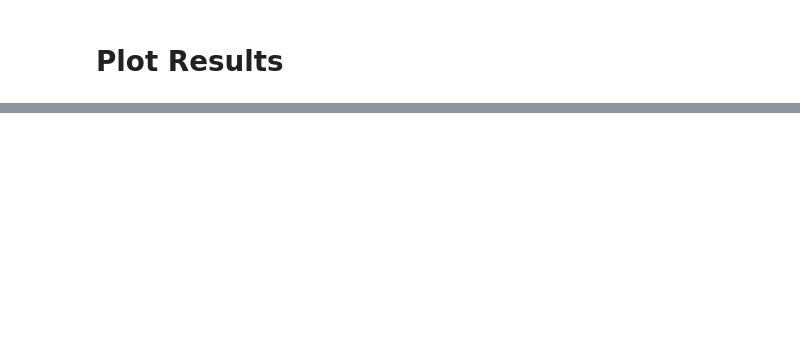
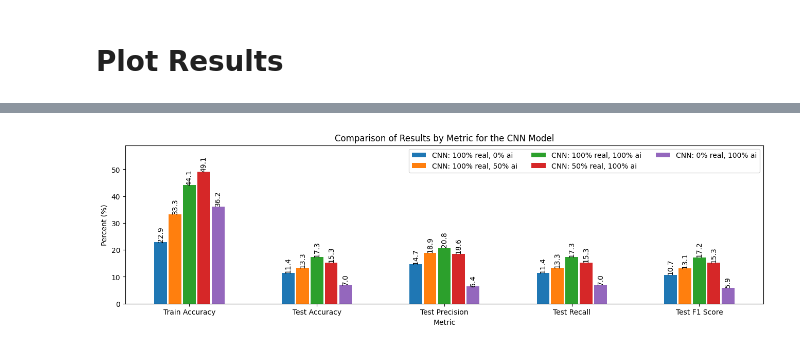
Before and after one commit to overchuki/csci-5922-final-project, a Jupyter notebook: main.ipynb, the cells around one changed output, grey strips where cells are left out. Drawn from its saved outputs; the diff is of its cells as text; code cells hidden in the pictures; blank space fills up the shorter version.

Commit message:
finished plotting

```diff
--- a/main.ipynb
+++ b/main.ipynb
@@ -662,0 +622,6 @@ Test Accuracy: 65.70%, Test Loss: 1.6780
+# %%
+result_cnn_100real_0ai = load_result({"name": "cnn_100real_0ai"}, with_details=False)
+result_cnn_100real_50ai = load_result({"name": "cnn_100real_50ai"}, with_details=False)
+result_cnn_100real_100ai = load_result({"name": "cnn_100real_100ai"}, with_details=False)
+result_cnn_50real_100ai = load_result({"name": "cnn_50real_100ai"}, with_details=False)
+result_cnn_0real_100ai = load_result({"name": "cnn_0real_100ai"}, with_details=False)
@@ -662,0 +667,10 @@ Test Accuracy: 65.70%, Test Loss: 1.6780
+# %%
+plot_diff_barchart({
+    "CNN: 100% real, 0% ai": result_cnn_100real_0ai,
+    "CNN: 100% real, 50% ai": result_cnn_100real_50ai,
+    "CNN: 100% real, 100% ai": result_cnn_100real_100ai,
+    "CNN: 50% real, 100% ai": result_cnn_50real_100ai,
+    "CNN: 0% real, 100% ai": result_cnn_0real_100ai,
+}, "Comparison of Results by Metric for the CNN Model", DIFF_METRICS)
+# %% [output]
+[figure, added]
```
Also changed, not shown: parts of 19 cells of this notebook, 1 other file.
